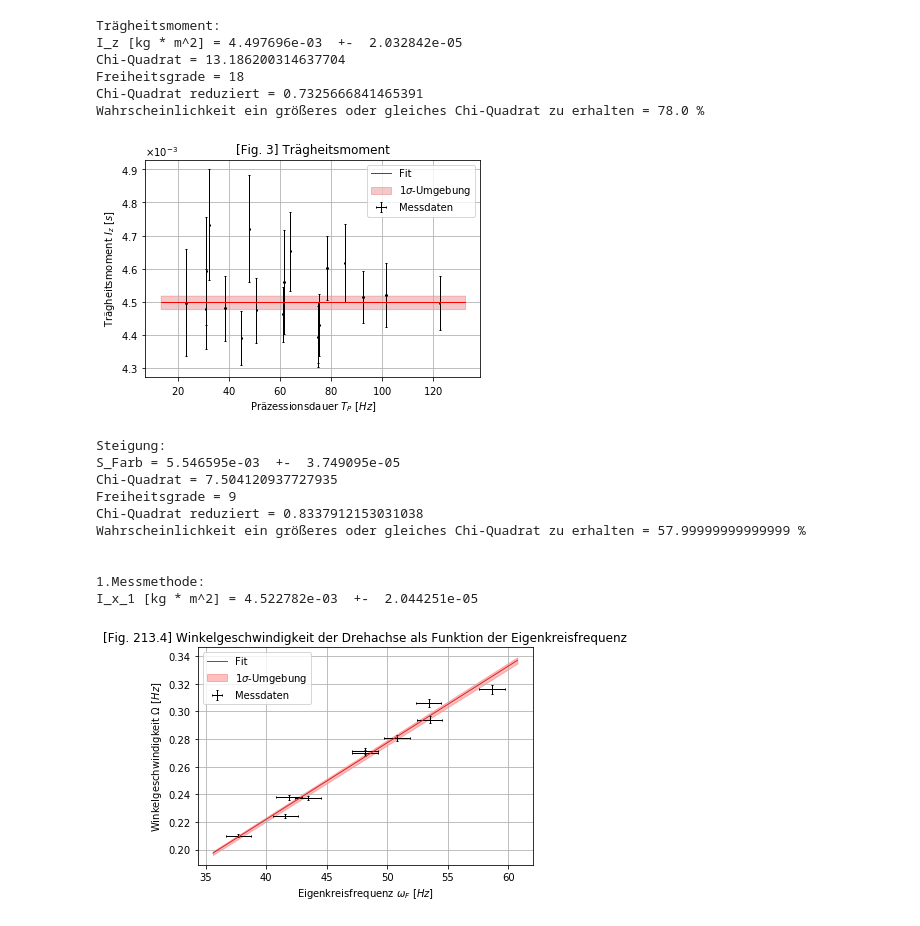
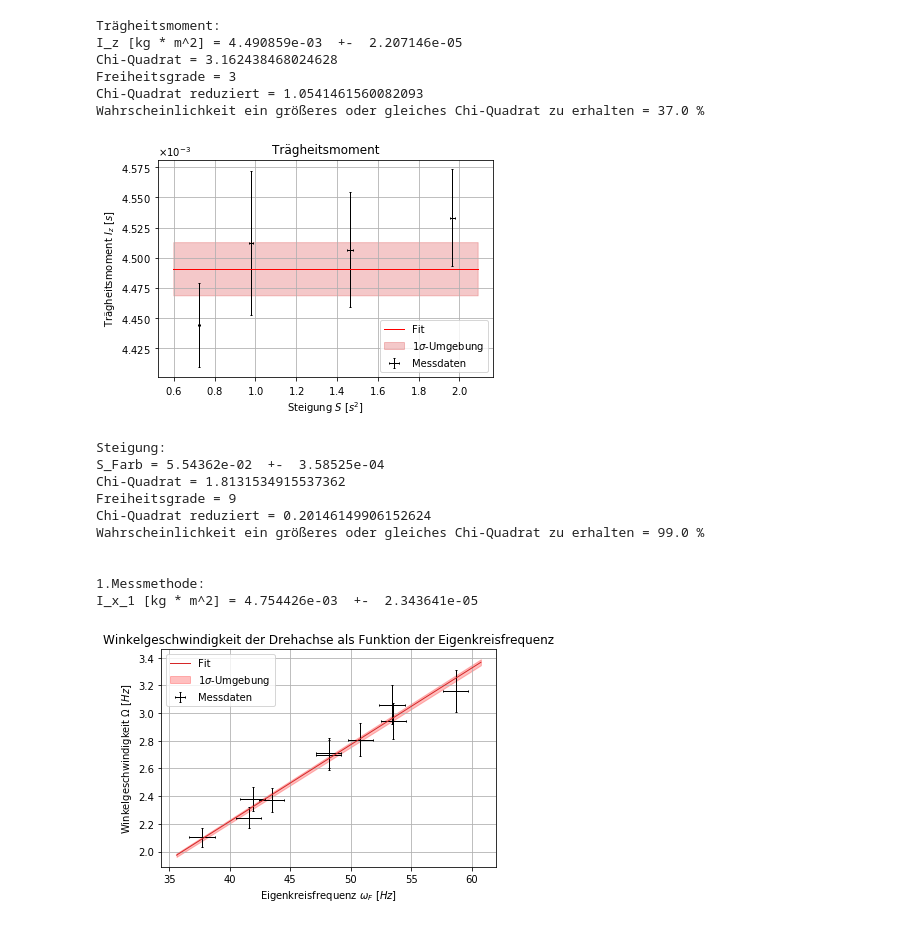
Before and after one commit to Sjevka/PAP2.1, a Jupyter notebook: 213/213.ipynb, the cells around one changed output. Drawn from its saved outputs; the diff is of its cells as text; code cells hidden in the pictures.

```diff
--- a/213/213.ipynb
+++ b/213/213.ipynb
@@ -294,9 +336,26 @@ S_4 [s^2] = 9.780491e-01  +-  1.114486e-02
 # %%
 #Aufgabe 3b Teil 2
+S = np.array([S_1,S_2,S_3,S_4])
+Fehler_S = np.array([Fehler_S_1,Fehler_S_2,Fehler_S_3,Fehler_S_4])
 
-I_z = m*g*l/(omega_P*omega_F)
-Fehler_I_z = abs(I_z)*np.sqrt((Fehler_m/m)**2*(Fehler_g/g)**2+(Fehler_l/l)**2
-                              +(Fehler_omega_P/omega_P)**2+(Fehler_omega_F/omega_F)**2)
+l = np.array([20,15,20,15]) /1e2 # Stablänge [m]
+Fehler_l = np.full(l.size, 0.1) /1e2
+
+n =  np.array([1,1,2,2])
+
+m_G = 9.85 /1e3
+Fehler_m_G = 0.01 /1e3
+
+g = 9.80984 # Erdbeschleunigung [m/s^2]
+Fehler_g = 0.00002
+
+m = n*m_G
+Fehler_m = np.sqrt(n)* Fehler_m_G
+
+I_z = m*g*l*S/(2*np.pi)
+Fehler_I_z = abs(I_z)*np.sqrt((Fehler_m/m)**2+(Fehler_g/g)**2+(Fehler_l/l)**2+(Fehler_S/S)**2)
+
+
 
 #Fitfunktion
 from scipy import odr
@@ -308,9 +367,9 @@ def fit_func(p, x):
 model = odr.Model(fit_func)
 
 #darzustellende Daten
-x = T_P
+x = S
 y = I_z
-delta_x = Fehler_T_P
+delta_x = Fehler_S
 delta_y = Fehler_I_z
 
 #Startparameter
@@ -340,9 +399,9 @@ fit_bot = fit_func(popt_bot, x_fit)
 fig, ax = plt.subplots(1)
 plt.ticklabel_format(axis='both', style='sci', scilimits=(0,3), useMathText=True)
 plt.errorbar(x, y, yerr=delta_y, xerr=delta_x, lw=1, ecolor='k', fmt='none', capsize=1, label='Messdaten')
-plt.title('[Fig. 3] Trägheitsmoment')
+plt.title('Trägheitsmoment')
 plt.grid(True)
-plt.xlabel('Präzessionsdauer '+r'${T_P}$'+' '+r'${[Hz]}$')
+plt.xlabel('Steigung '+r'${S}$'+' '+r'${[s^2]}$')
 plt.ylabel('Trägheitsmoment '+r'${I_z}$' + ' '+r'${[s]}$')
 plt.plot(x_fit, fit, color='r', lw=1, label='Fit')
 ax.fill_between(x_fit, fit_top, fit_bot, color='C3', alpha=.25, label=str(nstd)+r'$\sigma$'+'-Umgebung')
@@ -356,7 +415,7 @@ Fehler_I_z = perr[0]
 
 #Chi-Quadrat orthogonal
 dof = x.size-popt.size
-chisquare = np.sum(((fit_func(popt, x)-y)**2)/(delta_y**2+((fit_func(popt, x+delta_x)-fit_func(popt, x-delta_x))/2)**2))
+chisquare = out.sum_square
 chisquare_red = chisquare/dof
 prob = round(1-chi2.cdf(chisquare,dof),2)*100
 
@@ -369,12 +428,12 @@ print('Chi-Quadrat reduziert =', chisquare_red)
 print('Wahrscheinlichkeit ein größeres oder gleiches Chi-Quadrat zu erhalten =', prob, '%')
 # %% [output]
 Trägheitsmoment:
-I_z [kg * m^2] = 4.497696e-03  +-  2.032842e-05
-Chi-Quadrat = 13.186200314637704
-Freiheitsgrade = 18
-Chi-Quadrat reduziert = 0.7325666841465391
-Wahrscheinlichkeit ein größeres oder gleiches Chi-Quadrat zu erhalten = 78.0 %
+I_z [kg * m^2] = 4.490859e-03  +-  2.207146e-05
+Chi-Quadrat = 3.162438468024628
+Freiheitsgrade = 3
+Chi-Quadrat reduziert = 1.0541461560082093
+Wahrscheinlichkeit ein größeres oder gleiches Chi-Quadrat zu erhalten = 37.0 %
-[figure, old version]
+[figure, new version]
 # %%
 #Aufgabe 4a
 
@@ -382,8 +441,11 @@ Wahrscheinlichkeit ein größeres oder gleiches Chi-Quadrat zu erhalten = 78.0 %
 f_F = np.array([485,360,511,397,460,415,560,510,460,400]) /60 # Eigenfrequenz [Hz]
 Fehler_f_F = np.full(f_F.size, 10) /60
 
-T_Farbe = np.array([22.37,29.90,21.37,28.01,23.29,26.48,19.89,20.53,23.17,26.42]) # Periode vom Farbwechsel [s]
-Fehler_T_Farbe = np.full(T_Farbe.size, 0.30) /10
+T_10 = np.array([22.37,29.90,21.37,28.01,23.29,26.48,19.89,20.53,23.17,26.42]) # Periode vom Farbwechsel [s]
+Fehler_T_10 = np.full(T_Farbe.size, 0.30)
+
+T_Farbe = T_10/10 # Periode vom Farbwechsel [s]
+Fehler_T_Farbe = nFehler_T_10 /10
 
 omega_F = 2*np.pi*f_F # Eigenkreisfrequenz [Hz]
 Fehler_omega_F = 2*np.pi*Fehler_f_F
@@ -432,7 +494,7 @@ fit_bot = fit_func(popt_bot, x_fit)
 #Plot
 fig, ax = plt.subplots(1)
 plt.errorbar(x, y, yerr=delta_y, xerr=delta_x, lw=1, ecolor='k', fmt='none', capsize=1, label='Messdaten')
-plt.title('[Fig. 213.4] Winkelgeschwindigkeit der Drehachse als Funktion der Eigenkreisfrequenz')
+plt.title('Winkelgeschwindigkeit der Drehachse als Funktion der Eigenkreisfrequenz')
 plt.grid(True)
 plt.xlabel('Eigenkreisfrequenz '+r'${\omega_F}$'+' '+r'${[Hz]}$')
 plt.ylabel('Winkelgeschwindigkeit '+r'${\Omega}$'+' '+r'${[Hz]}$')
@@ -443,40 +505,40 @@ plt.legend(loc='best')
 plt.savefig('figures/213_Fig4.pdf', format='pdf', bbox_inches='tight')
 
 #Auswertung
 S_Farb = popt[0]
 Fehler_S_Farb = perr[0]
 
 I_x_1 = I_z/(1-S_Farb)
 Fehler_I_x_1 = abs(I_x_1)*np.sqrt((Fehler_I_z/I_z)**2+(Fehler_S_Farb/(1-S_Farb))**2)
 
 #Chi-Quadrat orthogonal
 dof = x.size-popt.size
-chisquare = np.sum(((fit_func(popt, x)-y)**2)/(delta_y**2+((fit_func(popt, x+delta_x)-fit_func(popt, x-delta_x))/2)**2))
+chisquare = out.sum_square
 chisquare_red = chisquare/dof
 prob = round(1-chi2.cdf(chisquare,dof),2)*100
 
 #Ausgabe
 print('Steigung:')
 print('S_Farb =', format_e(S_Farb), ' +- ', format_e(Fehler_S_Farb))
 print('Chi-Quadrat =', chisquare)
 print('Freiheitsgrade =', dof)
 print('Chi-Quadrat reduziert =', chisquare_red)
 print('Wahrscheinlichkeit ein größeres oder gleiches Chi-Quadrat zu erhalten =', prob, '%')
 print('\n')
 print('1.Messmethode:')
 print('I_x_1 [kg * m^2] =', format_e(I_x_1), ' +- ', format_e(Fehler_I_x_1))
 # %% [output]
 Steigung:
-S_Farb = 5.546595e-03  +-  3.749095e-05
-Chi-Quadrat = 7.504120937727935
+S_Farb = 5.54362e-02  +-  3.58525e-04
+Chi-Quadrat = 1.8131534915537362
 Freiheitsgrade = 9
-Chi-Quadrat reduziert = 0.8337912153031038
-Wahrscheinlichkeit ein größeres oder gleiches Chi-Quadrat zu erhalten = 57.99999999999999 %
+Chi-Quadrat reduziert = 0.20146149906152624
+Wahrscheinlichkeit ein größeres oder gleiches Chi-Quadrat zu erhalten = 99.0 %
 
 
 1.Messmethode:
-I_x_1 [kg * m^2] = 4.522782e-03  +-  2.044251e-05
+I_x_1 [kg * m^2] = 4.754426e-03  +-  2.343641e-05
-[figure, old version]
+[figure, new version]
 # %%
 #Aufgabe 4a
 
```
Also changed, not shown: parts of 4 cells of this notebook, 14 other files.
